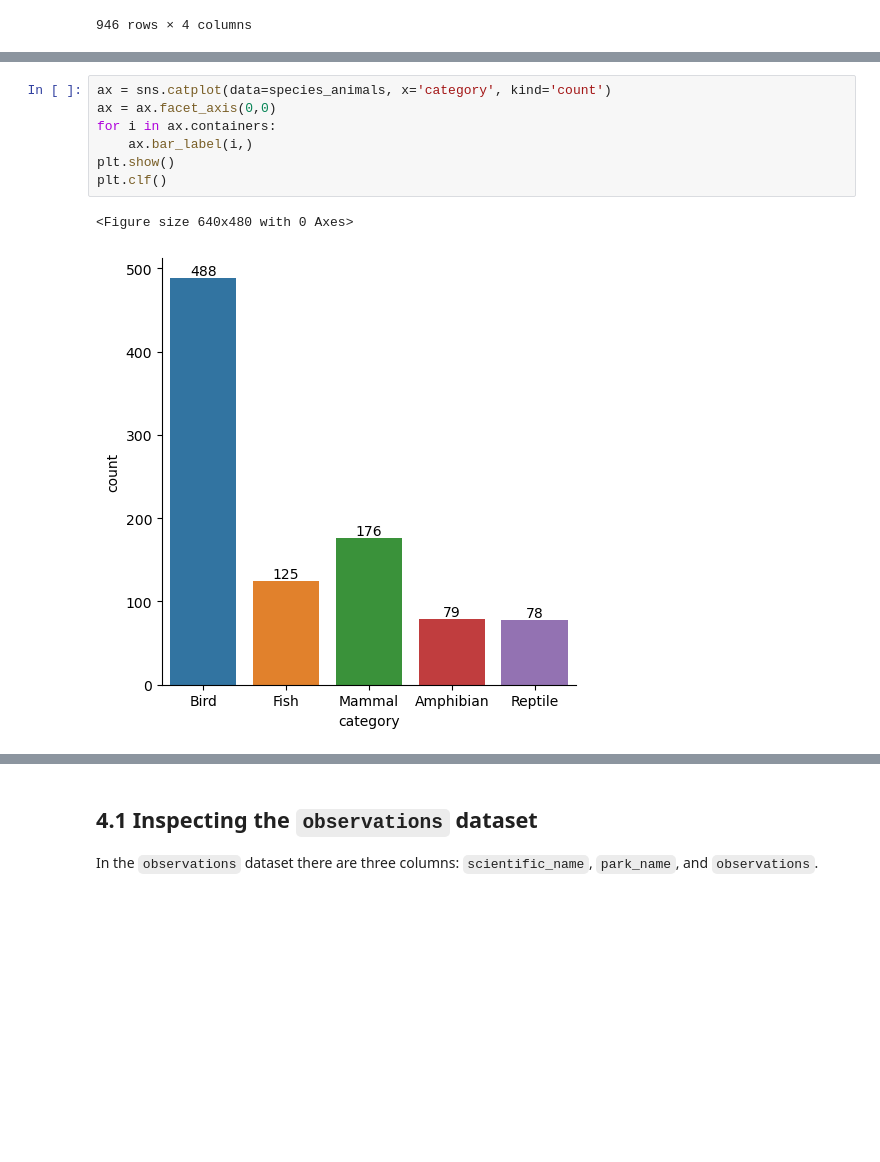
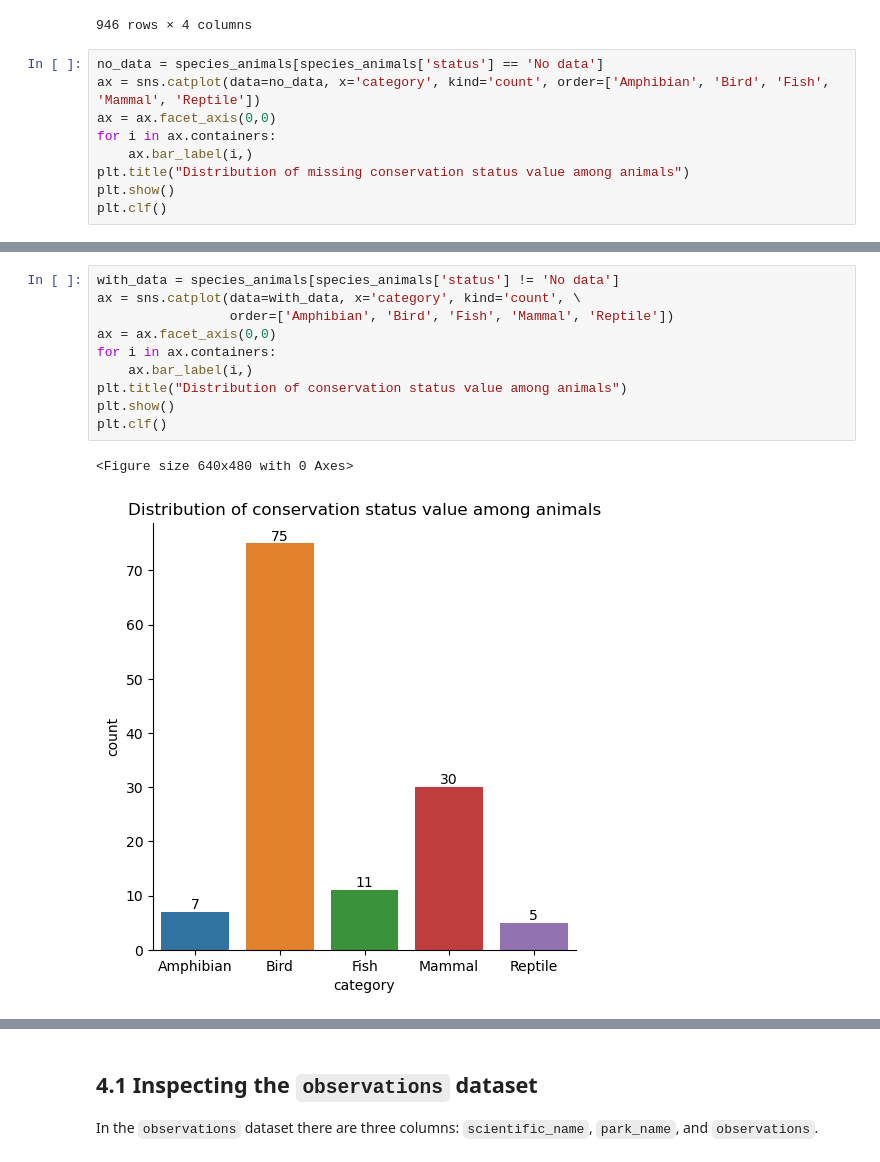
Before and after one commit to ElianeSato/biodiversity, a Jupyter notebook: biodiversity.ipynb, the cells around one changed output, grey strips where cells are left out. Drawn from its saved outputs; the diff is of its cells as text; blank space fills up the shorter version.

Commit message:
Analyses of the distribution of conservation status for animals in process

```diff
--- a/biodiversity.ipynb
+++ b/biodiversity.ipynb
@@ -769,3 +769,12 @@ See the caveats in the documentation: https://pandas.pydata.org/pandas-docs/stab
 | 4613 | Fish | Oncorhynchus mykiss aguabonita | California Golden Trout | No data |
 | 4614 | Fish | Cottus gulosus | Riffle Sculpin | No data |
 946 rows × 4 columns
+# %%
+no_data = species_animals[species_animals['status'] == 'No data']
+ax = sns.catplot(data=no_data, x='category', kind='count', order=['Amphibian', 'Bird', 'Fish', 'Mammal', 'Reptile'])
+ax = ax.facet_axis(0,0)
+for i in ax.containers:
+    ax.bar_label(i,)
+plt.title("Distribution of missing conservation status value among animals")
+plt.show()
+plt.clf()
@@ -772,10 +799,13 @@ See the caveats in the documentation: https://pandas.pydata.org/pandas-docs/stab
 # %%
-ax = sns.catplot(data=species_animals, x='category', kind='count')
+with_data = species_animals[species_animals['status'] != 'No data']
+ax = sns.catplot(data=with_data, x='category', kind='count', \
+                 order=['Amphibian', 'Bird', 'Fish', 'Mammal', 'Reptile'])
 ax = ax.facet_axis(0,0)
 for i in ax.containers:
     ax.bar_label(i,)
+plt.title("Distribution of conservation status value among animals")
 plt.show()
 plt.clf()
 # %% [output]
 <Figure size 640x480 with 0 Axes>
-[figure, old version]
+[figure, new version]
```
Also changed, not shown: parts of 4 cells of this notebook.
